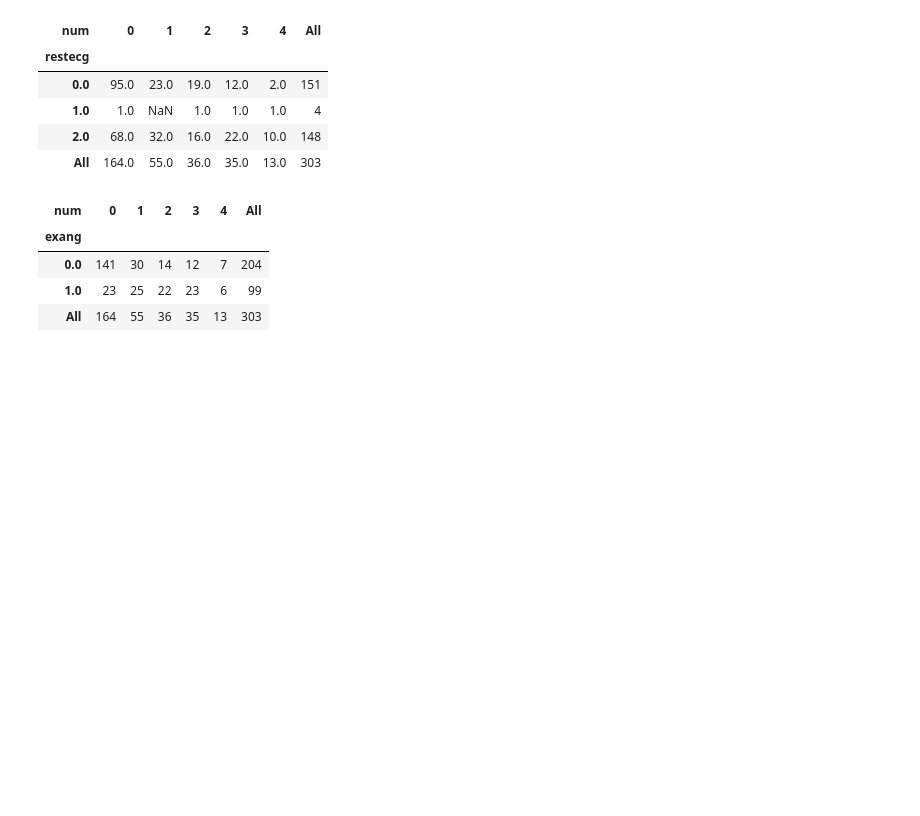
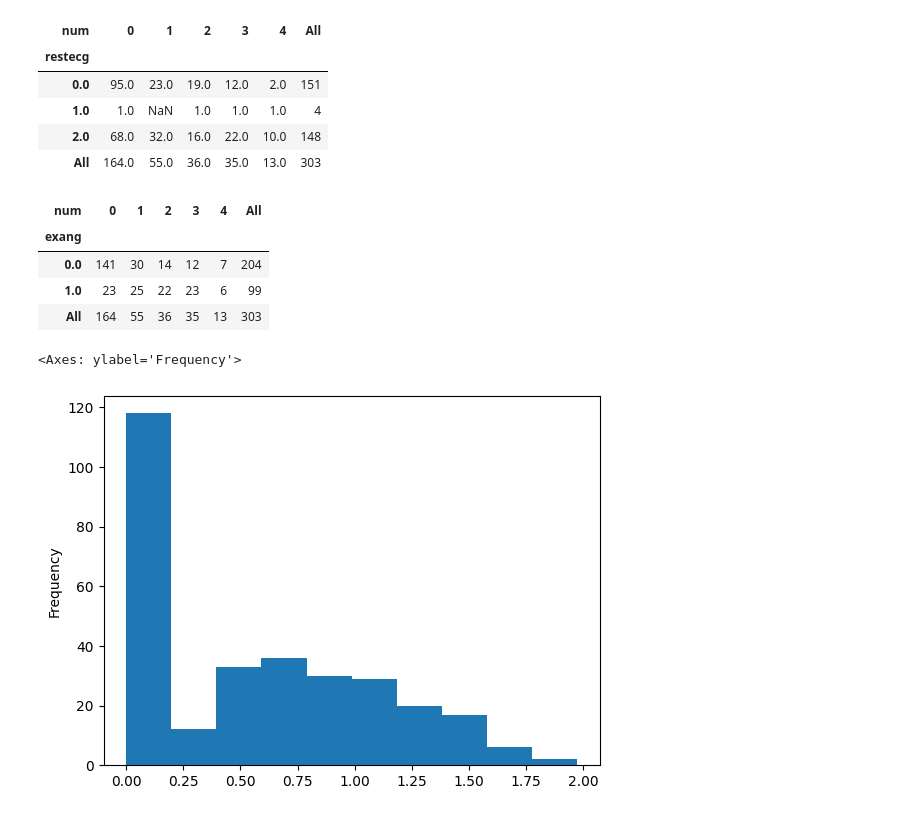
Before and after one commit to aarondwhite/DATA-3421-Final-Project, a Jupyter notebook: Final_Project.ipynb, the cells around one changed output. Drawn from its saved outputs; the diff is of its cells as text; code cells hidden in the pictures; blank space fills up the shorter version.

```diff
--- a/Final_Project.ipynb
+++ b/Final_Project.ipynb
@@ -205,3 +204,9 @@ df.pivot_table(values='age', index='exang', columns='num', aggfunc='count', marg
 | 0.0 | 141 | 30 | 14 | 12 | 7 | 204 |
 | 1.0 | 23 | 25 | 22 | 23 | 6 | 99 |
 | All | 164 | 55 | 36 | 35 | 13 | 303 |
+# %%
+# Log transforming oldpeak gets something closer to normal, though still skewed
+np.log(df['oldpeak'] + 1).plot(kind='hist')
+# %% [output]
+<Axes: ylabel='Frequency'>
+[figure, added]
```
Also changed, not shown: parts of 5 cells of this notebook.
